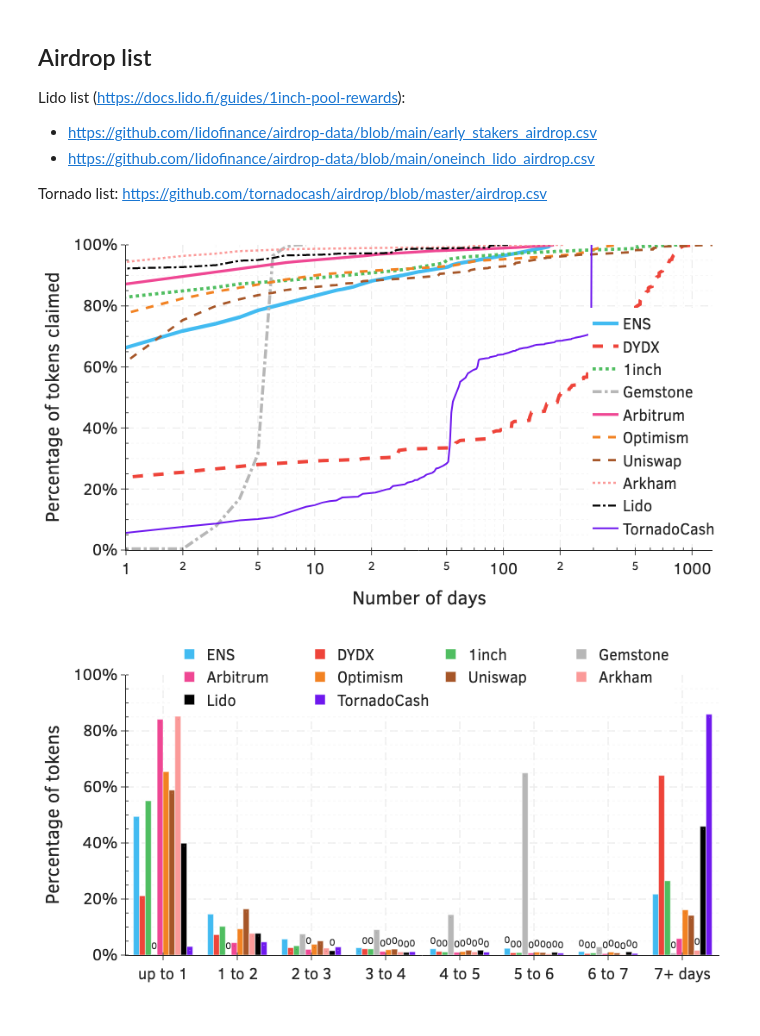
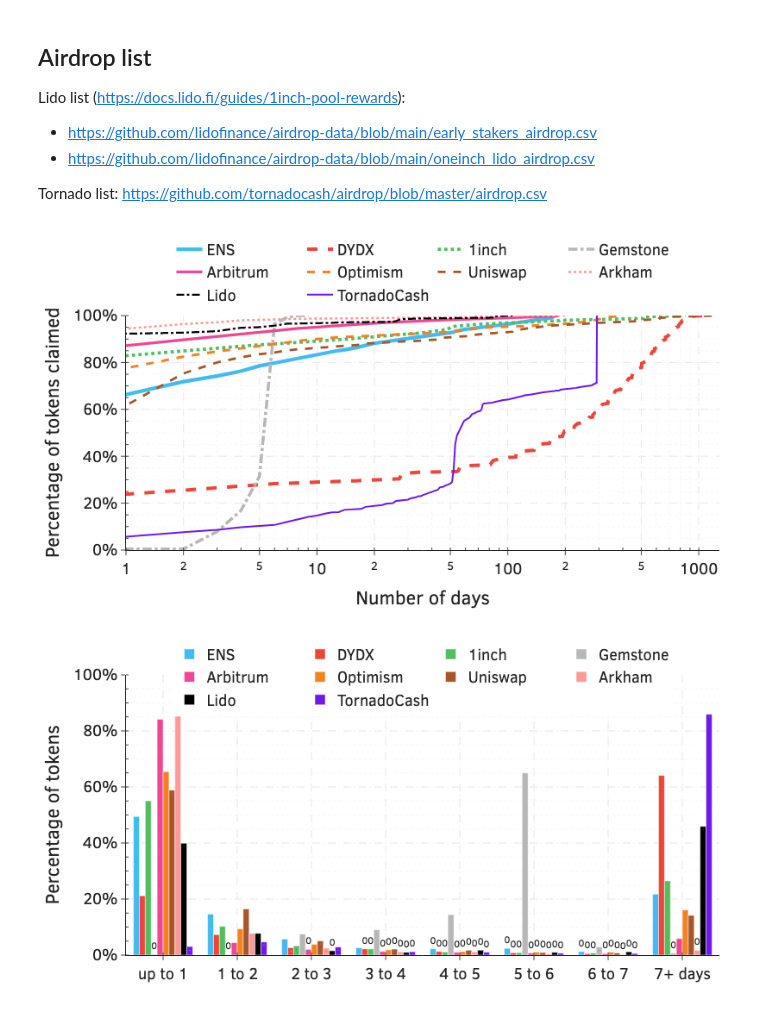
Before and after one commit to johnnatan-messias/research-proj-airdrop, a Jupyter notebook: notebooks/03-airdrop-eda.ipynb, the cells around one changed output. Cells and saved outputs as stored; diff of their text form; code cells hidden in the pictures.

```diff
--- a/notebooks/03-airdrop-eda.ipynb
+++ b/notebooks/03-airdrop-eda.ipynb
@@ -262,8 +262,8 @@ for protocol in protocols:
         f"The total amount of tokens claimed for {protocol} was {total_claimed}.")
 
     # Display descriptive statistics
-    display(data['amount'].describe(
-        percentiles=percentiles).transpose(column_names="statistic"))
+    display(data['amount'].to_pandas().describe(
+        percentiles=percentiles).to_frame().T)
 
     # Calculate ECDF using a single pass
     amounts = data["amount"].to_numpy()
@@ -368,36 +366,36 @@ for protocol in protocols:
             (pl.col("cumulative_sum") / pl.col("total_sum")).alias("claimed_fraction")
         )
         .with_row_index(name="days_since_start")
         .select(["days_since_start", "claimed_fraction"])
         .collect()
     )
 
     fig.add_trace(go.Scatter(
         x=df["days_since_start"],
         y=df["claimed_fraction"],
         mode="lines",
         line=dict(
             color=plot_settings[protocol]['color'],
             width=plot_settings[protocol]['width'],
             dash=plot_settings[protocol]['style']
         ),
         name=plot_settings[protocol]['label']
     ))
 
 # Update layout
 fig.update_layout(
     xaxis_title="Number of days",
     yaxis_title="Percentage of tokens claimed",
-    legend=dict(xanchor="center", x=0.9, y=0.02, orientation="v")
-)
+    legend=dict(xanchor="center", x=0.5, y=1.35, orientation="h"))
+
 fig.update_xaxes(type="log")
 fig.update_yaxes(tickformat=".0%", range=[0, 1])
 
 # Export and display
 fig.write_image(os.path.join(plots_dir, "tokens_claimed_per_day.pdf"))
 fig.show("png")
 # %% [output]
-[figure, old version]
+[figure, new version]
 # %%
 # Constants
 bins = [0, 24, 48, 72, 96, 120, 144, 168]
```
Also changed, not shown: parts of 14 cells of this notebook, 1 other file.
